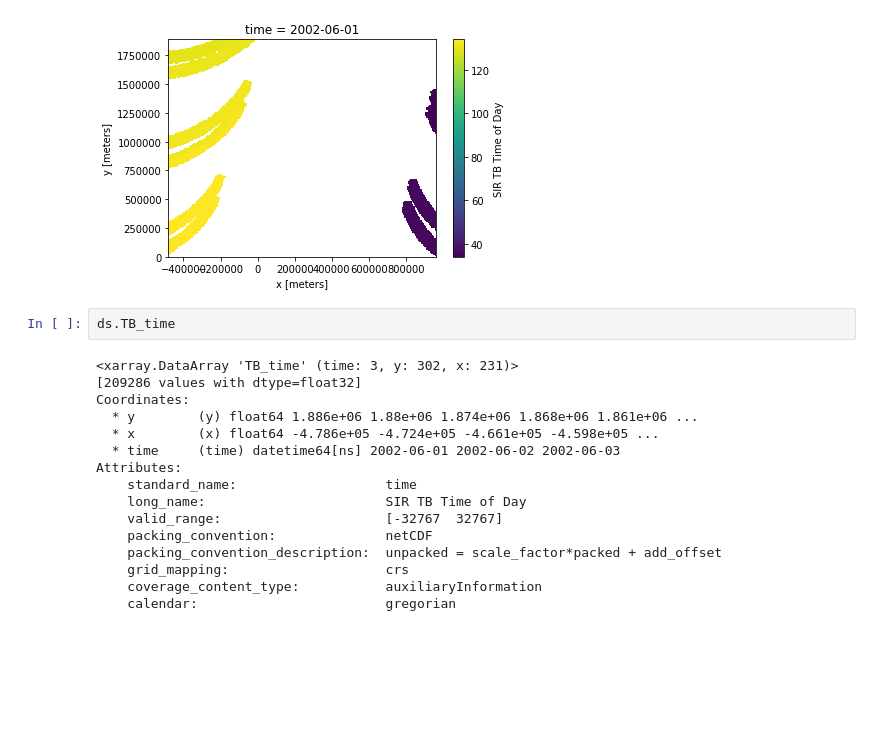
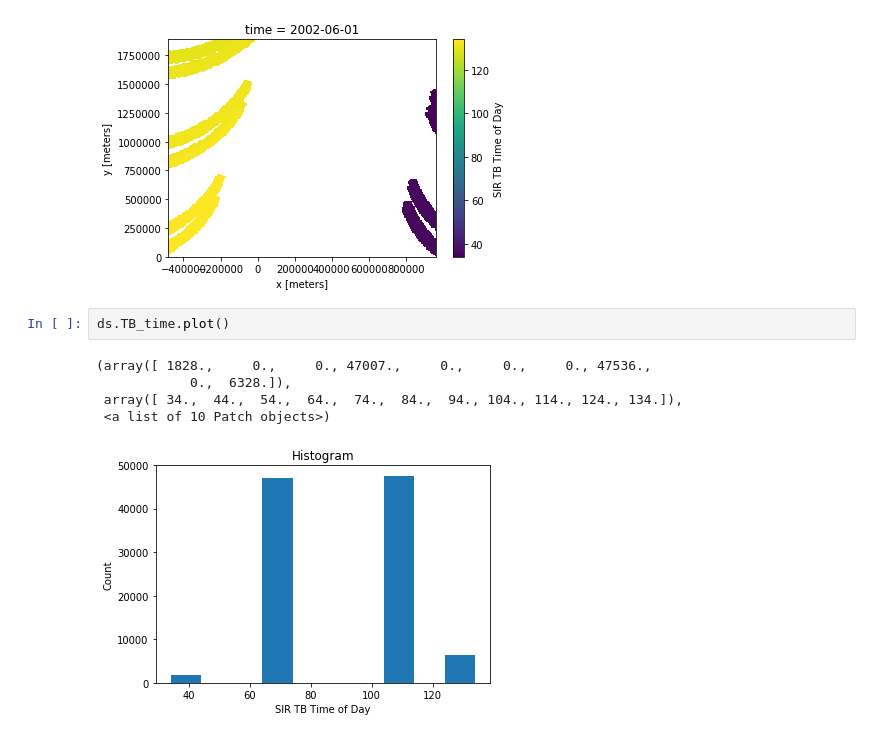
Before and after one commit to hcwinsemius/satellite-cookbook, a Jupyter notebook: NSIDC-AMSRE/NSIDC_Measures.ipynb, the cells around one changed output. Cells and saved outputs as stored; diff of their text form; blank space fills up the shorter version.

```diff
--- a/NSIDC-AMSRE/NSIDC_Measures.ipynb
+++ b/NSIDC-AMSRE/NSIDC_Measures.ipynb
@@ -193,20 +193,10 @@ ds.TB_time[0].plot()
 <matplotlib.collections.QuadMesh at 0x...>
 [figure]
 # %%
-ds.TB_time
+ds.TB_time.plot()
 # %% [output]
-<xarray.DataArray 'TB_time' (time: 3, y: 302, x: 231)>
-[209286 values with dtype=float32]
-Coordinates:
-  * y        (y) float64 1.886e+06 1.88e+06 1.874e+06 1.868e+06 1.861e+06 ...
-  * x        (x) float64 -4.786e+05 -4.724e+05 -4.661e+05 -4.598e+05 ...
-  * time     (time) datetime64[ns] 2002-06-01 2002-06-02 2002-06-03
-Attributes:
-    standard_name:                   time
-    long_name:                       SIR TB Time of Day
-    valid_range:                     [-32767  32767]
-    packing_convention:              netCDF
-    packing_convention_description:  unpacked = scale_factor*packed + add_offset
-    grid_mapping:                    crs
-    coverage_content_type:           auxiliaryInformation
-    calendar:                        gregorian
+(array([ 1828.,     0.,     0., 47007.,     0.,     0.,     0., 47536.,
+            0.,  6328.]),
+ array([ 34.,  44.,  54.,  64.,  74.,  84.,  94., 104., 114., 124., 134.]),
+ <a list of 10 Patch objects>)
+[figure, added]
```
Also changed, not shown: parts of 2 cells of this notebook.
